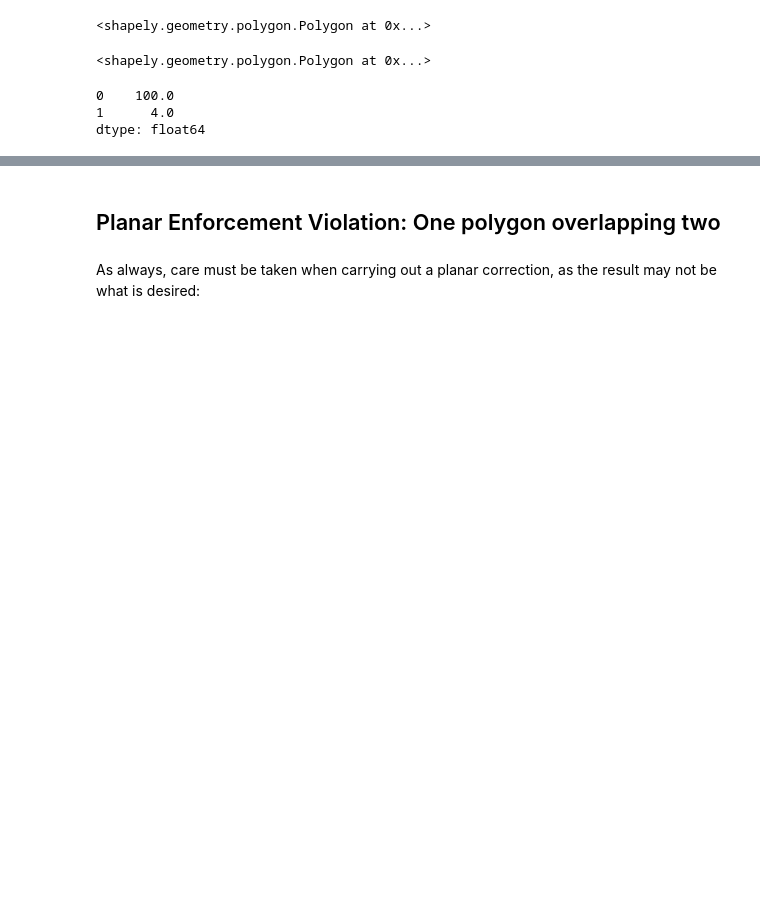
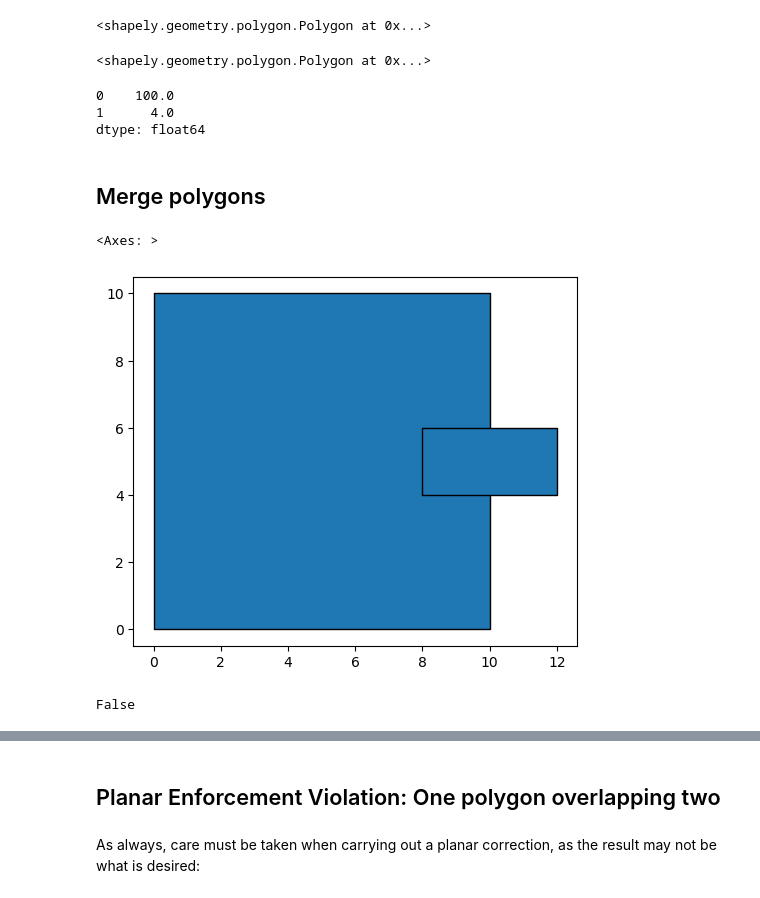
Before and after one commit to sjsrey/geoplanar, a Jupyter notebook: notebooks/overlaps.ipynb, the cells around one changed output, grey strips where cells are left out. Drawn from its saved outputs; the diff is of its cells as text; code cells hidden in the pictures; blank space fills up the shorter version.

Commit message:
Add merge overlaps function (#50)
* add merge_overlaps function

* make sindex queries backwards compatible

---------

Co-authored-by: Lisa <90904984+LisaOJWinkler@users.noreply.github.com>

```diff
--- a/notebooks/overlaps.ipynb
+++ b/notebooks/overlaps.ipynb
@@ -79,3 +79,20 @@ gdf.area
 0    100.0
 1      4.0
 dtype: float64
+# %% [markdown]
+## Merge polygons
+# %%
+p1 = box(0,0,10,10)
+p2 = box(8,4, 12,6)
+
+gdf = geopandas.GeoDataFrame(geometry=[p1,p2])
+gdf.plot(edgecolor='k')
+# %% [output]
+<Axes: >
+[figure, added]
+# %%
+# merge features that overlap by at least 10% (and any features with an area less than 1 no matter the overlap %)
+gdf = geoplanar.merge_overlaps(gdf, merge_limit = 1, overlap_limit = 0.1)
+geoplanar.is_overlapping(gdf)
+# %% [output]
+False
```
Also changed, not shown: parts of 13 cells of this notebook, 2 other files.
